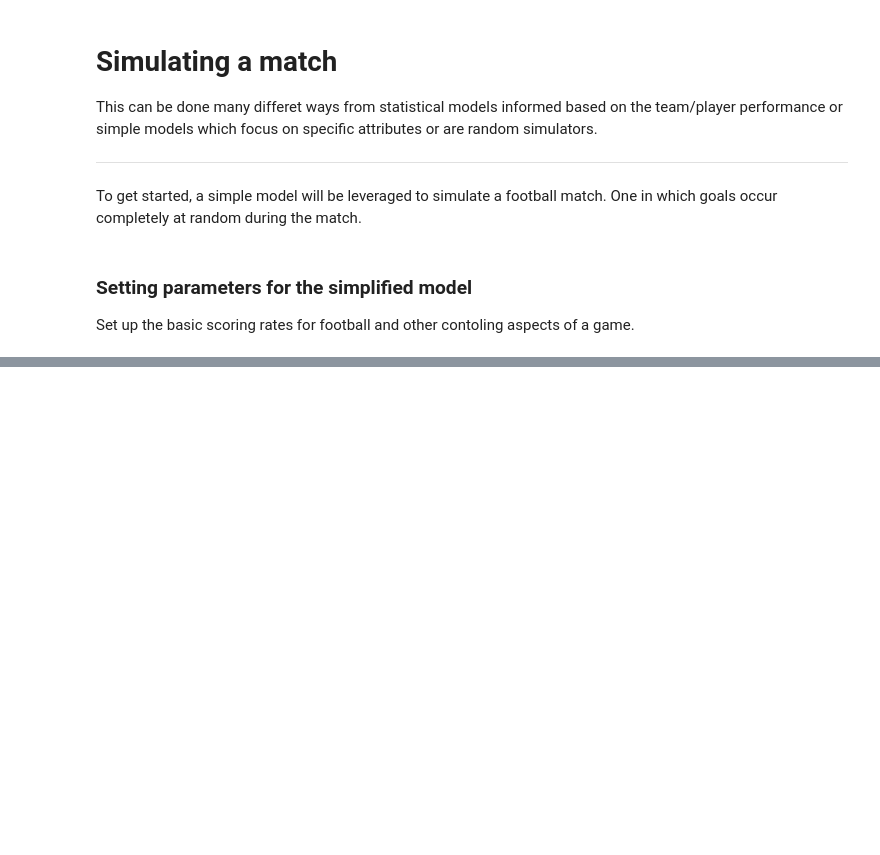
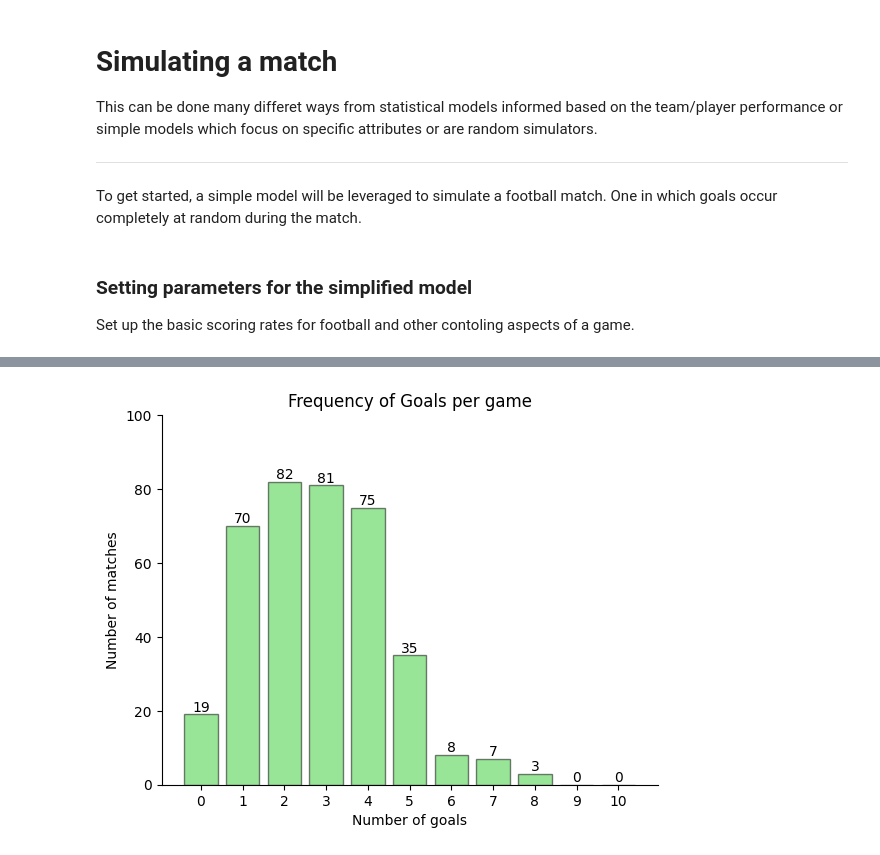
Before and after one commit to khoffLSU/footy_analytics, a Jupyter notebook: Simulating Matches.ipynb, the cells around one changed output, grey strips where cells are left out. Drawn from its saved outputs; the diff is of its cells as text; code cells hidden in the pictures; blank space fills up the shorter version.

Commit message:
Add Simulation function and run sesaon

```diff
--- a/Simulating Matches.ipynb
+++ b/Simulating Matches.ipynb
@@ -24,0 +89,46 @@ The probability of a goal per minute is 0.03100.
+# %%
+def simulateMatch(n:int=90, p:float=0.03100):
+    '''
+    Simulate a football match
+
+    n - number of time units
+    p - probability per time unit of a goal
+    display_match == True then display simulation output for match.
+
+    Return array with Count of the number of goals per match across the season'''
+
+    goals = 0
+    for minute in range(n):
+        r = rnd.rand(1, 1) # Generate a random number between 0 and 1.
+        if (r < p):
+            goals += 1 # Incrament Goal - if the random number is less than the goal probability.
+
+    return goals
+# %%
+# Choose a Number of matches
+num_matches = 380
+
+# Loop over all the matches return goals storing the value in initialized numpy array.
+goals = np.zeros(num_matches)
+for i in range(num_matches):
+    goals[i] = simulateMatch(match_minutes, prob_per_minute) # stores value at match index for range
+# %%
+# Create a histogram
+
+fig, ax = plt.subplots(num=1)
+
+histogram_range = np.arange(-0.5, 10.51, 1)
+histogram_goals = np.histogram(goals, histogram_range)
+
+p = ax.bar(histogram_goals[1][:-1] + 0.5, histogram_goals[0], color='limegreen', edgecolor='black', linestyle='-', alpha=0.5)
+ax.set_ylim(0, 100)
+ax.bar_label(p)
+ax.spines[['top','right']].set_visible(False)
+ax.set_xticks(np.arange(0, 11, step=1))
+ax.set_yticks(np.arange(0, 101, step=20))
+ax.set_xlabel('Number of goals')
+ax.set_ylabel('Number of matches')
+ax.set_title('Frequency of Goals per game')
+plt.show()
+# %% [output]
+[figure, added]
```
Also changed, not shown: parts of 7 cells of this notebook.
